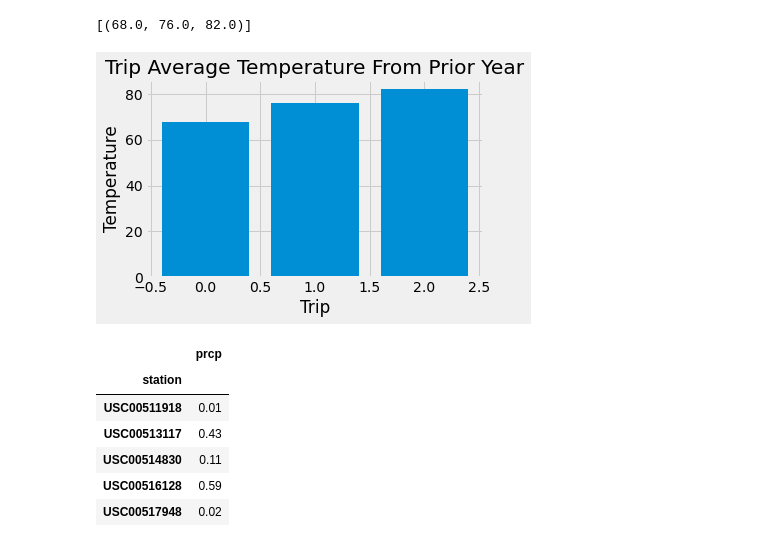
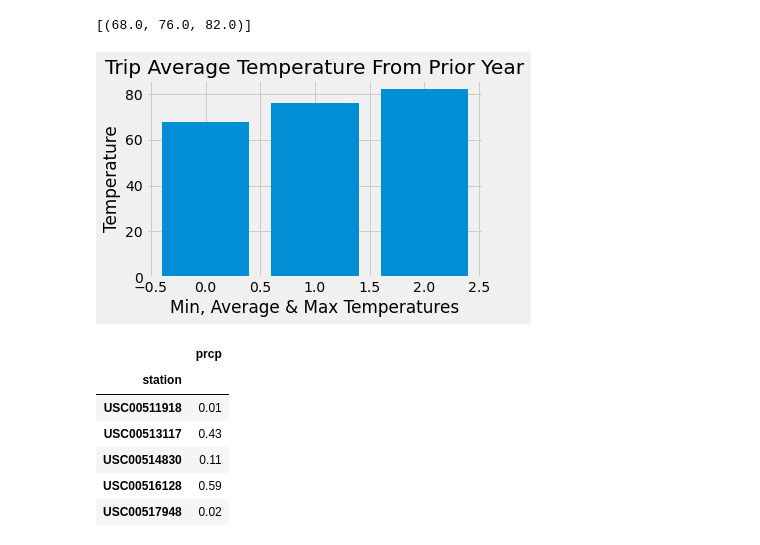
Before and after one commit to kldudzinsky/sqlalchemy-challenge, a Jupyter notebook: climate_complete.ipynb, the cells around one changed output. Drawn from its saved outputs; the diff is of its cells as text; code cells hidden in the pictures.

```diff
--- a/climate_complete.ipynb
+++ b/climate_complete.ipynb
@@ -309,17 +309,17 @@ print(trip_avg_year)
 # %%
 # Plot the results from your previous query as a bar chart.
 # Use "Trip Avg Temp" as your Title
 # Use the average temperature for the y value
 fig, ax = plt.subplots()
 x = range(3)
 ax.bar(x,[x for x in trip_avg_year[0]])
 ax.set_title('Trip Average Temperature From Prior Year')
 ax.set_ylabel("Temperature")
-ax.set_xlabel("Trip")
+ax.set_xlabel("Min, Average & Max Temperatures")
 fig.tight_layout()
 plt.show()
 # %% [output]
-[figure, old version]
+[figure, new version]
 # %%
 # Calculate the total amount of rainfall per weather station for your trip dates using the previous year's matching dates.
 # Sort this in descending order by precipitation amount and list the station, name, latitude, longitude, and elevation
```
Also changed, not shown: parts of 8 cells of this notebook.
